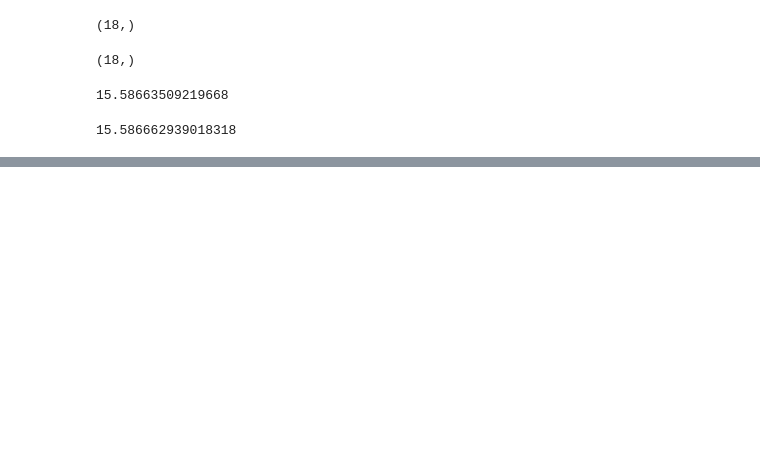
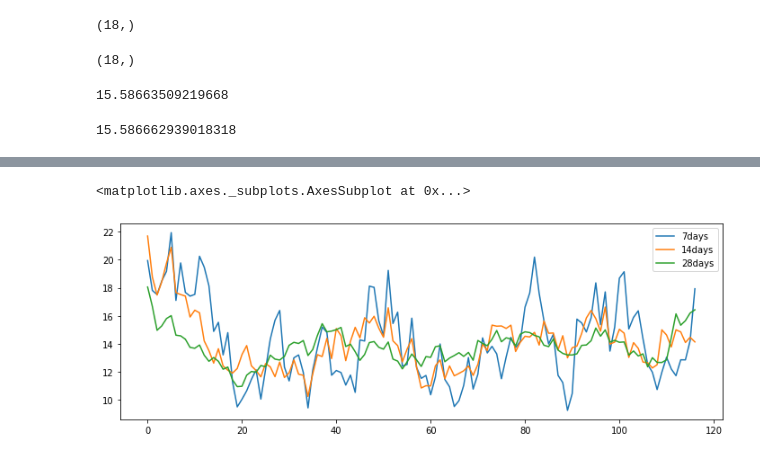
Before and after one commit to TomMonks/forecast-tools, a Jupyter notebook: Bonus_TimeSeriesCrossValidation.ipynb, the cells around one changed output, grey strips where cells are left out. Saved outputs shown, nothing was run; the diff lists cells and outputs as text; code cells hidden in the pictures; blank space fills up the shorter version.

Commit message:
added cv allowing for multiple forecast horizons in one hit

```diff
--- a/Bonus_TimeSeriesCrossValidation.ipynb
+++ b/Bonus_TimeSeriesCrossValidation.ipynb
@@ -304,0 +403,32 @@ results_2.mean()
+# %%
+def cross_validation_score(model, train, cv, metric, n_jobs=-1):
+    '''
+    Calculate cross validation scores
+
+    Parameters:
+    ----------
+    model: object
+        forecast model
+
+    train: array-like
+        training data
+
+    metric: func(y_true, y_pred)
+        forecast error metric
+
+    n_jobs: int, optional (default=-1)
+        when -1 runs across all cores
+        set = 1 to run each cross validation seperately.
+        using -1 speeds up cross validation of slow running models.
+
+
+    Returns array of arrays
+    '''
+    cv_scores = Parallel(n_jobs=n_jobs)(delayed(forecast_accuracy)(model,
+                                                cv_train,
+                                                cv_test,
+                                                horizons,
+                                                metric)
+                              for cv_train, cv_test, horizons in cv)
+
+    return np.array(cv_scores)
@@ -304,0 +488,8 @@ results_2.mean()
+# %%
+cv = rolling_forecast_origin(train, min_train_size=200, horizons=[7,14,28],
+                             step=1)
+results_h = cross_validation_score(model, train, cv, mean_absolute_error,
+                                   n_jobs=-1)
+# %%
+df = pd.DataFrame(results_h, columns=['7days', '14days', '28days'])
+df.describe()
@@ -304,0 +506,5 @@ results_2.mean()
+# %%
+df.plot(figsize=(12,4))
+# %% [output]
+<matplotlib.axes._subplots.AxesSubplot at 0x...>
+[figure, added]
```
Also changed, not shown: parts of 11 cells of this notebook.
